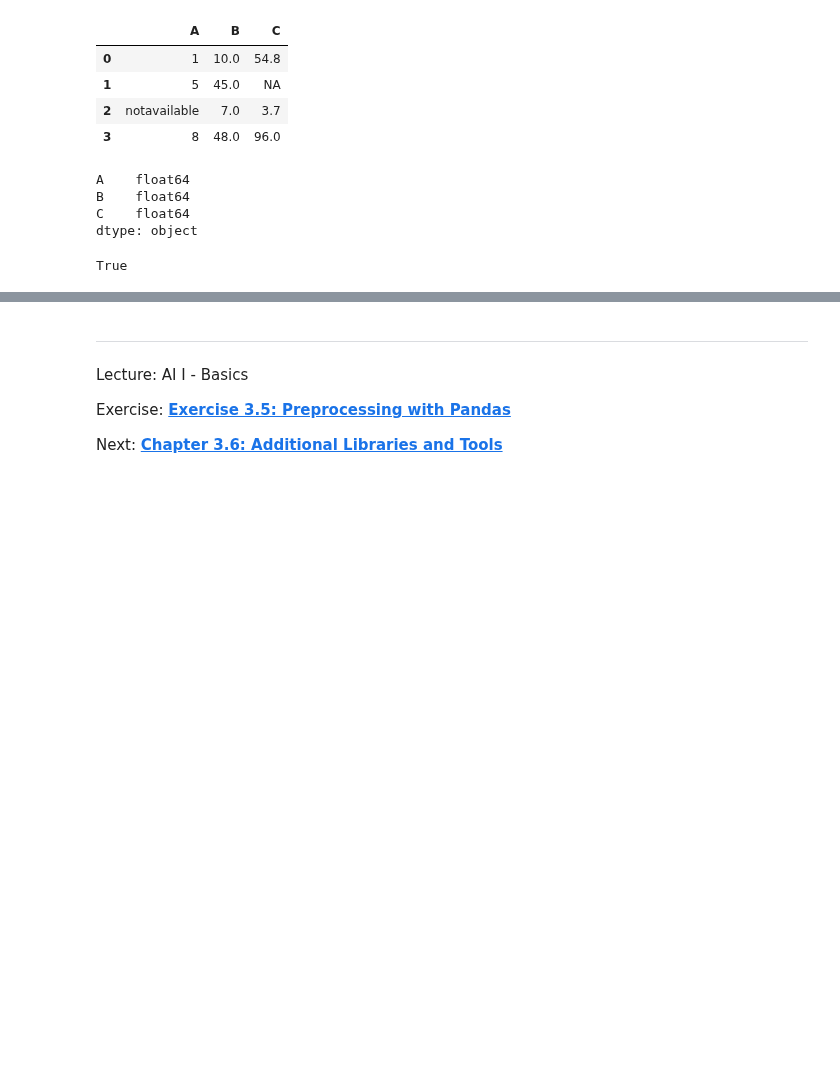
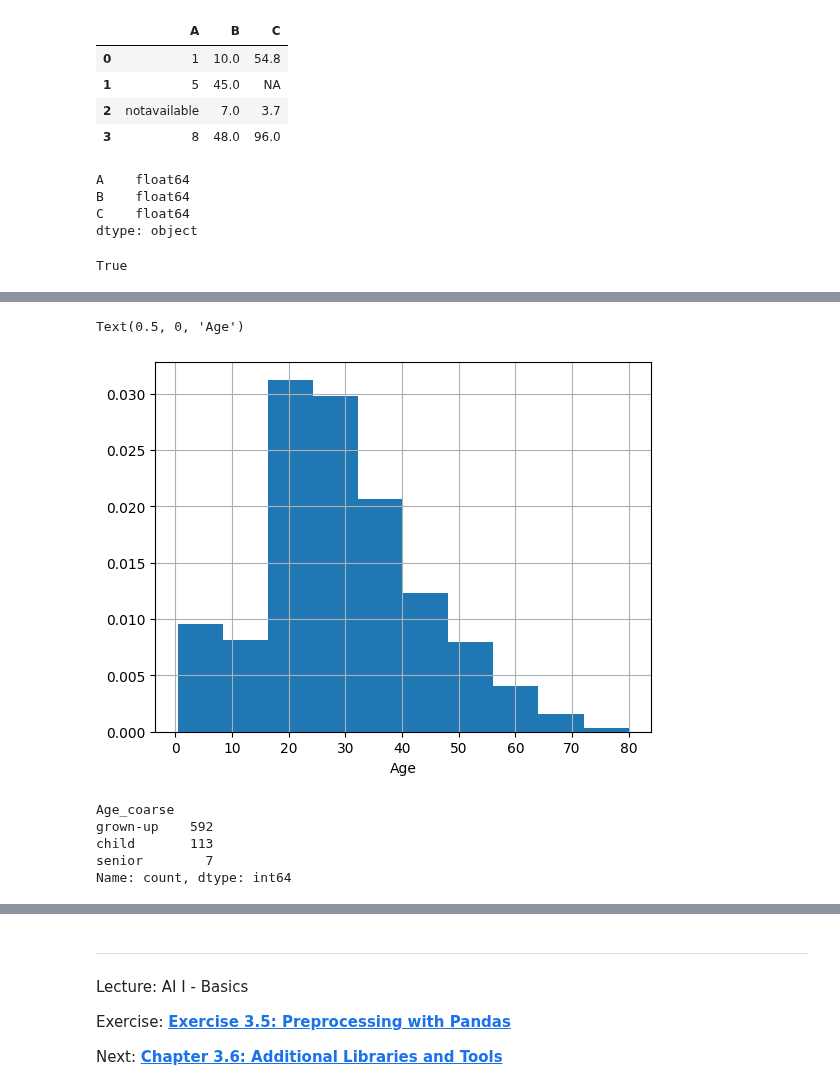
Before and after one commit to iLuckyW/lecture-ai-basics, a Jupyter notebook: chapter/03_data/05_preprocessing.ipynb, the cells around one changed output, grey strips where cells are left out. Saved outputs shown, nothing was run; the diff lists cells and outputs as text; code cells hidden in the pictures; blank space fills up the shorter version.

```diff
--- a/chapter/03_data/05_preprocessing.ipynb
+++ b/chapter/03_data/05_preprocessing.ipynb
@@ -945,0 +962,15 @@ True
+# %%
+fig, ax = plt.subplots()
+titanic['Age'].hist(density=True, ax=ax)
+ax.set_xlabel('Age')
+# %% [output]
+Text(0.5, 0, 'Age')
+[figure, added]
+# %%
+titanic['Age_coarse'].value_counts()
+# %% [output]
+Age_coarse
+grown-up    592
+child       113
+senior        7
+Name: count, dtype: int64
```
Also changed, not shown: parts of 12 cells of this notebook.
